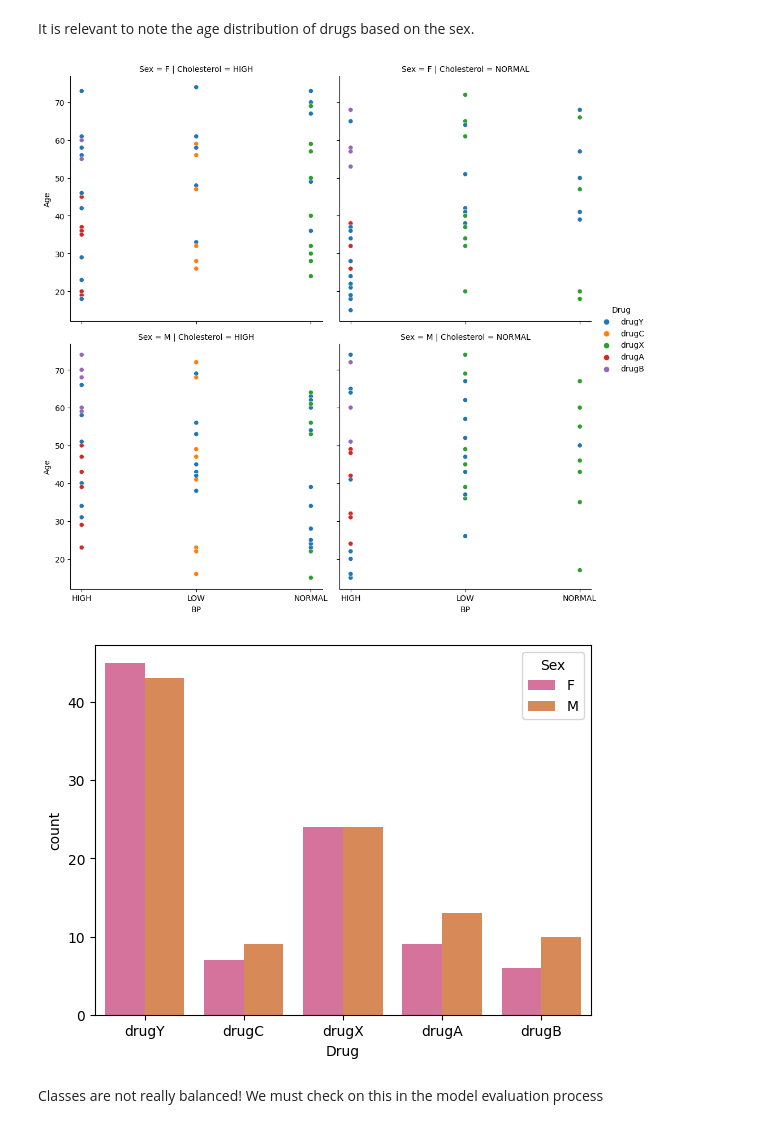
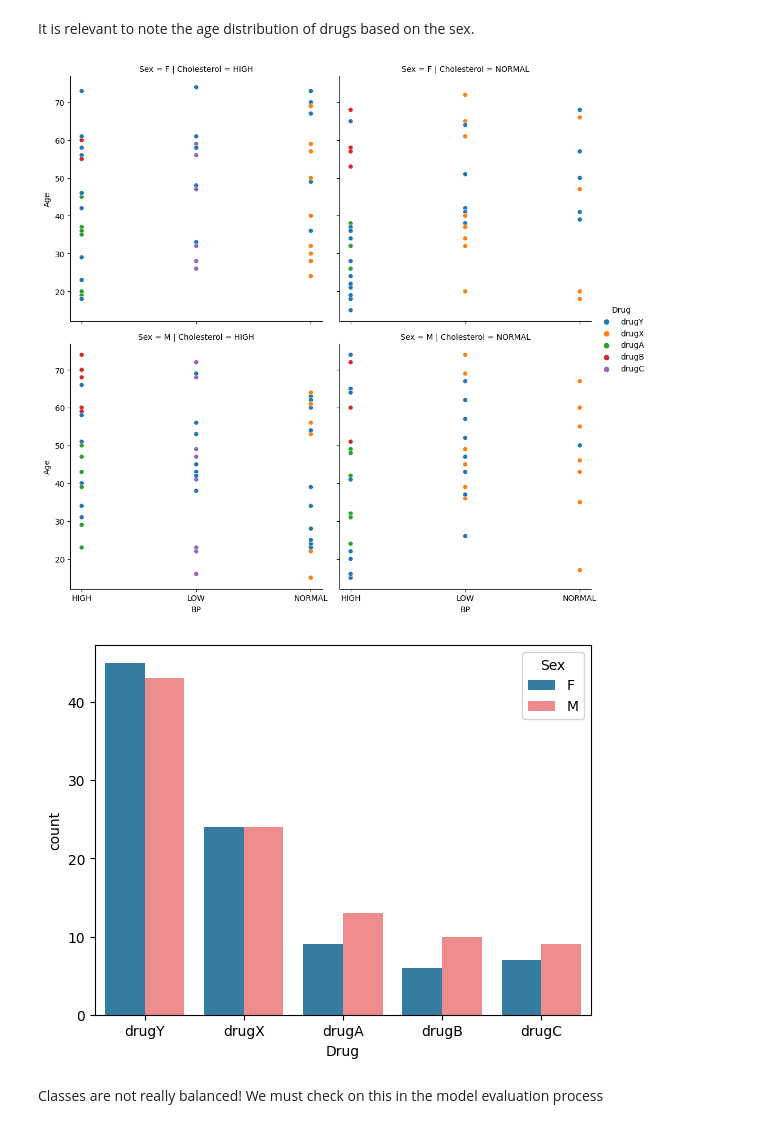
Before and after one commit to maikuvit/MachineLearningWorkbooks, a Jupyter notebook: Drugs/Lab9_Drug.ipynb, the cells around one changed output. Saved outputs shown, nothing was run; the diff lists cells and outputs as text; code cells hidden in the pictures.

```diff
--- a/Drugs/Lab9_Drug.ipynb
+++ b/Drugs/Lab9_Drug.ipynb
@@ -86,3 +84,6 @@ ordered_drugs = drug["Drug"].unique() ;
+# %%
+#sort the drugs by the occurence of the drug in the dataset
+ordered_drugs = drug["Drug"].value_counts().index
 # %%
 sn.jointplot(
     drug,
@@ -128,18 +129,18 @@ sn.relplot(
     hue_order=ordered_drugs
 ) ;
 # %% [output]
-[figure, old version]
+[figure, new version]
 # %%
-testpal = sn.blend_palette(["#E56399","#EC8443"], n_colors=2)
+testpal = sn.blend_palette(["#2282b2","#ff7a7c"], n_colors=2)
 
 sn.countplot(
     drug,
     x = "Drug",
     hue = "Sex",
     order=ordered_drugs,
     palette=testpal
 ) ;
 # %% [output]
-[figure, old version]
+[figure, new version]
 # %% [markdown]
 Classes are not really balanced! We must check on this in the model evaluation process
```
Also changed, not shown: parts of 25 cells of this notebook.
